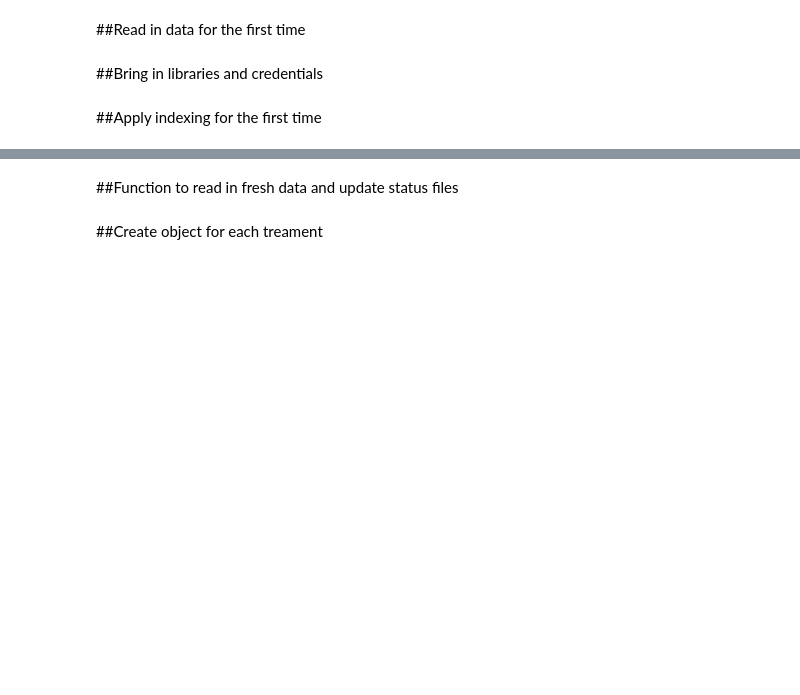
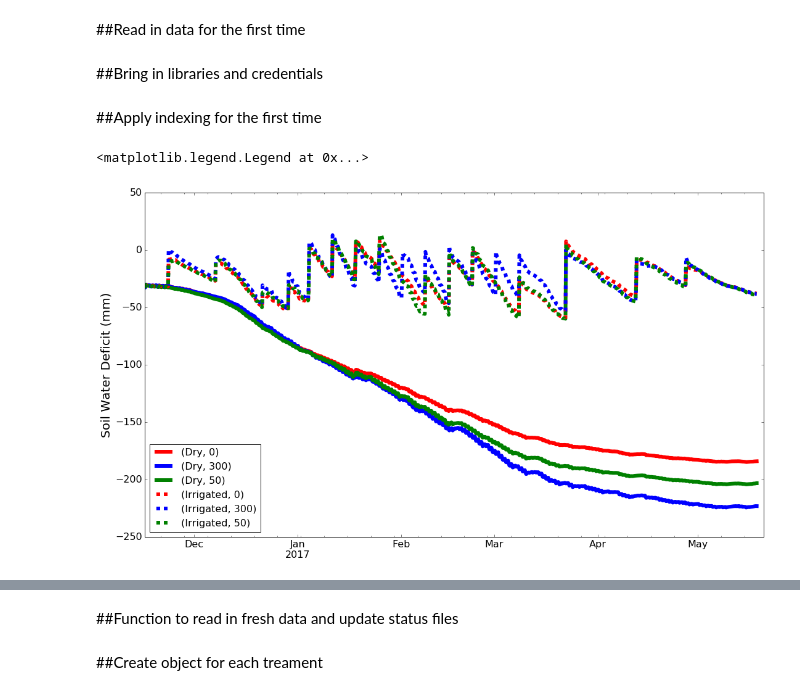
Before and after one commit to HamishBrownPFR/RainShelterFodderBeet, a Jupyter notebook: WebGraphRainShelterSWC.ipynb, the cells around one changed output, grey strips where cells are left out. Drawn from its saved outputs; the diff is of its cells as text; code cells hidden in the pictures; blank space fills up the shorter version.

```diff
--- a/WebGraphRainShelterSWC.ipynb
+++ b/WebGraphRainShelterSWC.ipynb
@@ -39,3 +41,33 @@ FieldData.index = FieldData.index.to_datetime()  ## for some reason the concat f
 LastRow = FieldData.index.size
 np.save('LastRow.npy',LastRow)
 FieldData.to_pickle('.\FieldData.pkl')
+# %%
+%matplotlib inline
+#FieldData = UpdataDataFrame()
+#Calculate treatment means omitting data prior to 2014-11-05 08:00:00 to avoid NaN values
+DataMeans =  FieldData.ix['2016-11-16':].groupby(level=['Measurement','Depth','Irrigation', 'Nitrogen'],axis=1).mean()
+DataMeans =  DataMeans.dropna(axis=1) #For some reason it keeps non valid combinations in so need to extract with this function
+DataMeans = DataMeans.resample('4H').last()
+
+#Calculate the water content of the soil profile by multiplying the volumetric water content by each layers
+#depth and summing.  The 0-15 layers are divided by 2 to average the two readings
+ProfileWater = DataMeans.VolumetricWaterContent.where(DataMeans.VolumetricWaterContent<1).ix[:,'D1I'] * 150/2 + \
+               DataMeans.VolumetricWaterContent.where(DataMeans.VolumetricWaterContent<1).ix[:,'D1B'] * 150/2 + \
+               DataMeans.VolumetricWaterContent.where(DataMeans.VolumetricWaterContent<1).ix[:,'D2'] * 150 + \
+               DataMeans.VolumetricWaterContent.where(DataMeans.VolumetricWaterContent<1).ix[:,'D3'] * 300 + \
+               DataMeans.VolumetricWaterContent.where(DataMeans.VolumetricWaterContent<1).ix[:,'D4'] * 300 + \
+               DataMeans.VolumetricWaterContent.where(DataMeans.VolumetricWaterContent<1).ix[:,'D5'] * 300 + \
+               DataMeans.VolumetricWaterContent.where(DataMeans.VolumetricWaterContent<1).ix[:,'D6'] * 300 + \
+               DataMeans.VolumetricWaterContent.where(DataMeans.VolumetricWaterContent<1).ix[:,'D7'] * 300
+
+FieldCapacity = ProfileWater.resample('D').max()
+FieldCapacity = FieldCapacity.ix['2016-11-16'] +30 # I would have though this would return a data frame with a single row but instead it returns a series with a multiindex in columns
+SoilWaterDeficit = -(FieldCapacity - ProfileWater)
+# %%
+SoilWaterDeficit.ix[:'2017-05-20'].plot(figsize=(18,10),linewidth=6,style=['r-','b-','g-','r--','b--','g--'])
+plt.tick_params(labelsize=16)
+plt.ylabel('Soil Water Deficit (mm)',fontsize=20)
+plt.legend(loc=3,fontsize=16)
+# %% [output]
+<matplotlib.legend.Legend at 0x...>
+[figure, added]
```
Also changed, not shown: parts of 11 cells of this notebook, 1 other file.
